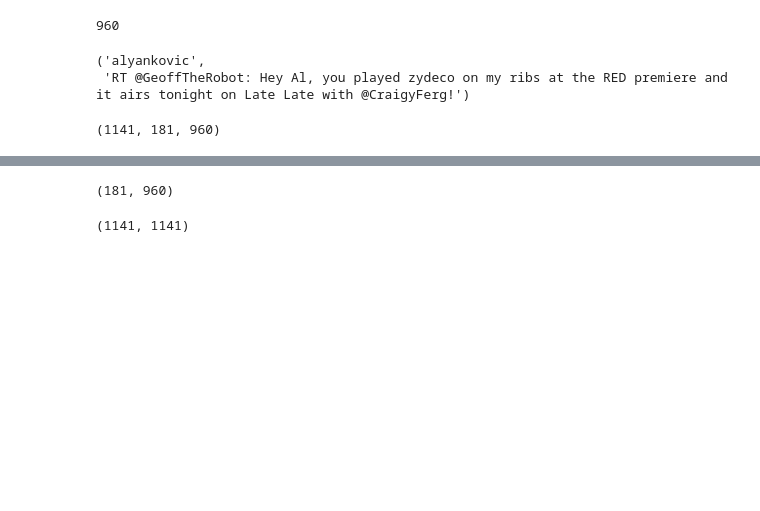
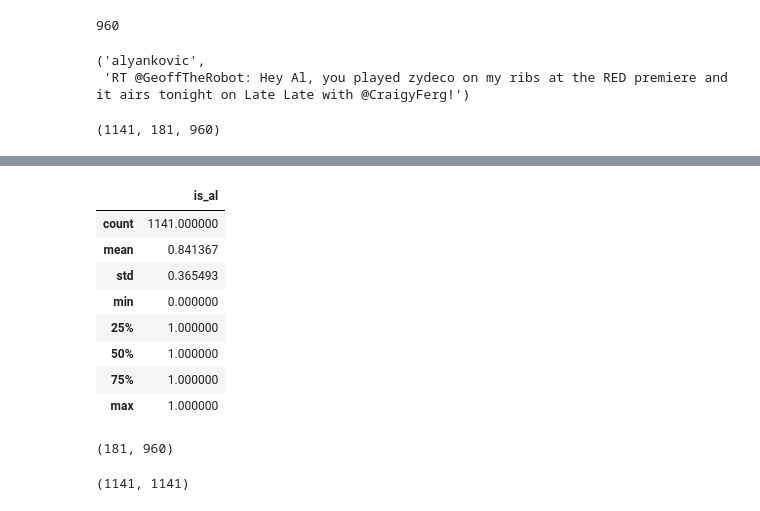
Before and after one commit to cocoisland/DS-Unit-4-Sprint-4-Deep-Learning, a Jupyter notebook: LS_DS_Unit_4_Sprint_Challenge_4.ipynb, the cells around one changed output, grey strips where cells are left out. Saved outputs shown, nothing was run; the diff lists cells and outputs as text; code cells hidden in the pictures; blank space fills up the shorter version.

```diff
--- a/LS_DS_Unit_4_Sprint_Challenge_4.ipynb
+++ b/LS_DS_Unit_4_Sprint_Challenge_4.ipynb
@@ -97 +129,15 @@ len(austen_tweets + al_tweets), len(austen_tweets), len(al_tweets)
+# %%
+# mean 0.84 - 84 al tweets vs 16 austen tweets.
+# Any model predictions less than 0.84, is worse than total naive baseline.
+df.describe()
+# %% [output]
+|  | is_al |
+| count | 1141.000000 |
+| mean | 0.841367 |
+| std | 0.365493 |
+| min | 0.000000 |
+| 25% | 1.000000 |
+| 50% | 1.000000 |
+| 75% | 1.000000 |
+| max | 1.000000 |
 # %%
```
Also changed, not shown: parts of 12 cells of this notebook.
